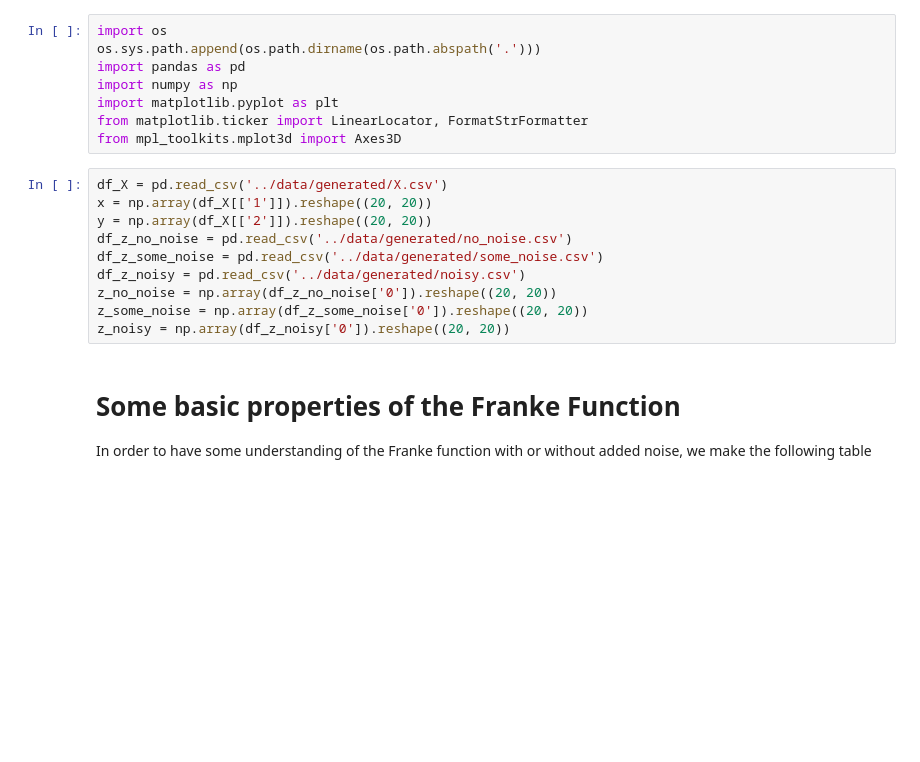
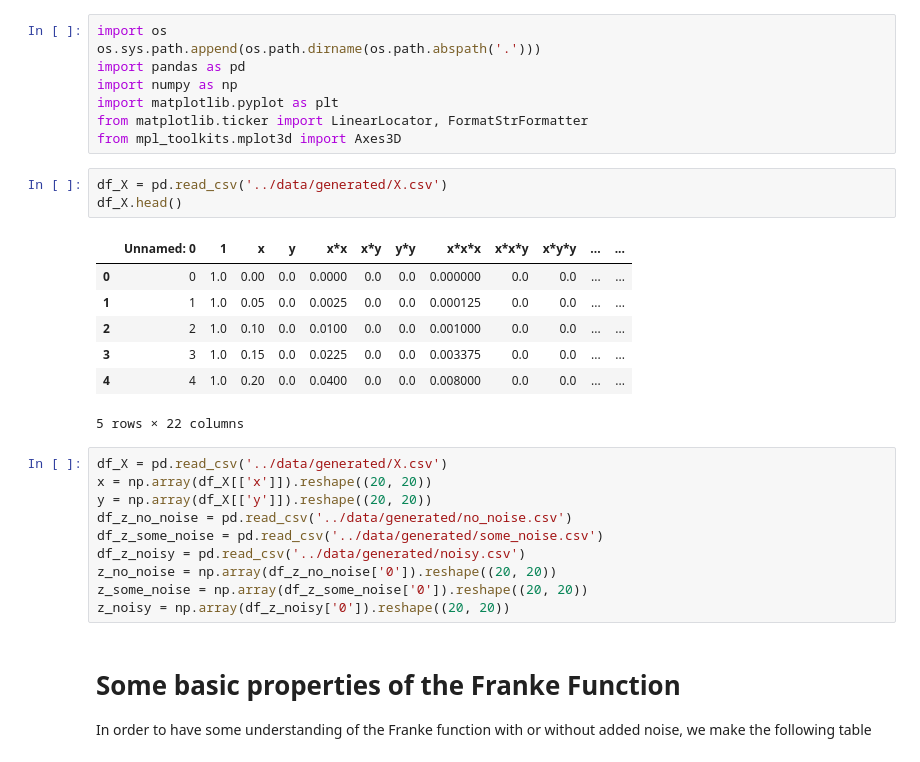
Before and after one commit to bjorngronntun/FYS-STK4155-project1, a Jupyter notebook: notebooks/20190905-visualizing-franke.ipynb, the cells around one changed output. Cells and saved outputs as stored; diff of their text form; blank space fills up the shorter version.

```diff
--- a/notebooks/20190905-visualizing-franke.ipynb
+++ b/notebooks/20190905-visualizing-franke.ipynb
@@ -9,10 +9,21 @@ import numpy as np
 import matplotlib.pyplot as plt
 from matplotlib.ticker import LinearLocator, FormatStrFormatter
 from mpl_toolkits.mplot3d import Axes3D
+# %%
+df_X = pd.read_csv('../data/generated/X.csv')
+df_X.head()
+# %% [output]
+|  | Unnamed: 0 | 1 | x | y | x*x | x*y | y*y | x*x*x | x*x*y | x*y*y | ... | ... |
+| 0 | 0 | 1.0 | 0.00 | 0.0 | 0.0000 | 0.0 | 0.0 | 0.000000 | 0.0 | 0.0 | ... | ... |
+| 1 | 1 | 1.0 | 0.05 | 0.0 | 0.0025 | 0.0 | 0.0 | 0.000125 | 0.0 | 0.0 | ... | ... |
+| 2 | 2 | 1.0 | 0.10 | 0.0 | 0.0100 | 0.0 | 0.0 | 0.001000 | 0.0 | 0.0 | ... | ... |
+| 3 | 3 | 1.0 | 0.15 | 0.0 | 0.0225 | 0.0 | 0.0 | 0.003375 | 0.0 | 0.0 | ... | ... |
+| 4 | 4 | 1.0 | 0.20 | 0.0 | 0.0400 | 0.0 | 0.0 | 0.008000 | 0.0 | 0.0 | ... | ... |
+5 rows × 22 columns
 # %%
 df_X = pd.read_csv('../data/generated/X.csv')
-x = np.array(df_X[['1']]).reshape((20, 20))
-y = np.array(df_X[['2']]).reshape((20, 20))
+x = np.array(df_X[['x']]).reshape((20, 20))
+y = np.array(df_X[['y']]).reshape((20, 20))
 df_z_no_noise = pd.read_csv('../data/generated/no_noise.csv')
 df_z_some_noise = pd.read_csv('../data/generated/some_noise.csv')
 df_z_noisy = pd.read_csv('../data/generated/noisy.csv')
```
Also changed, not shown: 8 other files.
